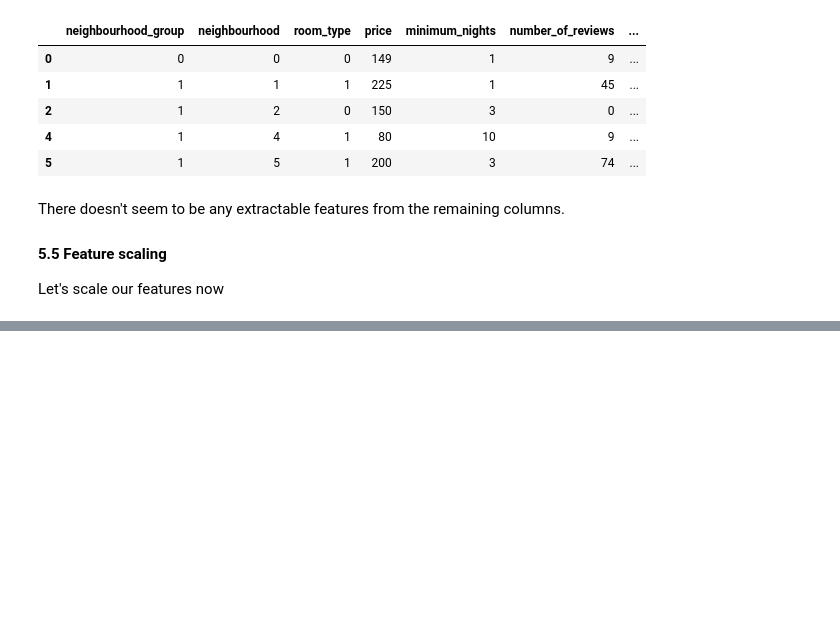
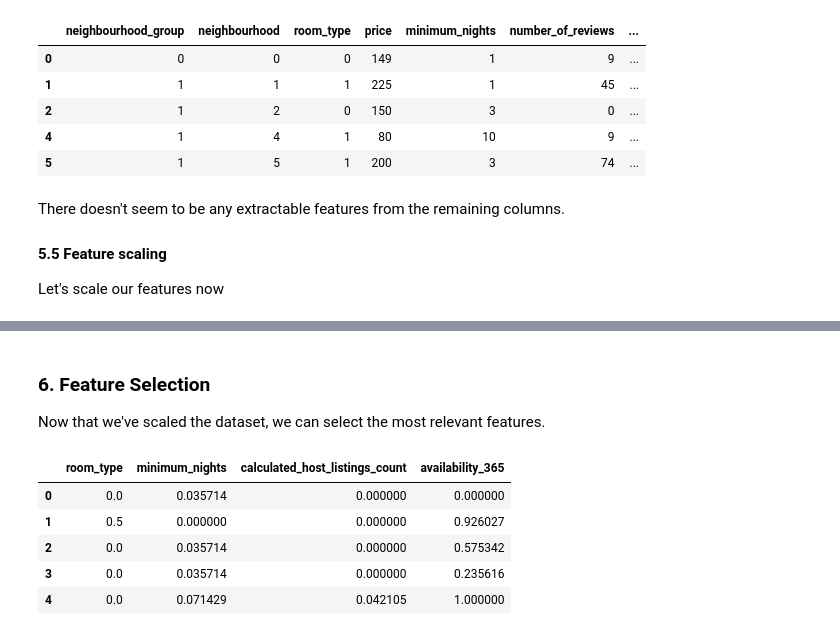
Before and after one commit to ElGuayaba/machine-learning-python-template, a Jupyter notebook: src/explore.ipynb, the cells around one changed output, grey strips where cells are left out. Drawn from its saved outputs; the diff is of its cells as text; code cells hidden in the pictures; blank space fills up the shorter version.

```diff
--- a/src/explore.ipynb
+++ b/src/explore.ipynb
@@ -603,0 +604,27 @@ total_data_norm.head()
+# %% [markdown]
+### 6. Feature Selection
+Now that we've scaled the dataset, we can select the most relevant features.
+# %%
+from sklearn.feature_selection import chi2, SelectKBest
+from sklearn.model_selection import train_test_split
+
+# We divide the dataset into training and test samples.
+X = total_data_norm.drop("price", axis = 1)
+y = total_data_norm["price"]
+
+X_train, X_test, y_train, y_test = train_test_split(X, y, test_size = 0.2, random_state = 42)
+
+selection_model = SelectKBest(chi2, k = 4)
+selection_model.fit(X_train, y_train)
+ix = selection_model.get_support()
+X_train_sel = pd.DataFrame(selection_model.transform(X_train), columns = X_train.columns.values[ix])
+X_test_sel = pd.DataFrame(selection_model.transform(X_test), columns = X_test.columns.values[ix])
+
+X_train_sel.head()
+# %% [output]
+|  | room_type | minimum_nights | calculated_host_listings_count | availability_365 |
+| 0 | 0.0 | 0.035714 | 0.000000 | 0.000000 |
+| 1 | 0.5 | 0.000000 | 0.000000 | 0.926027 |
+| 2 | 0.0 | 0.035714 | 0.000000 | 0.575342 |
+| 3 | 0.0 | 0.035714 | 0.000000 | 0.235616 |
+| 4 | 0.0 | 0.071429 | 0.042105 | 1.000000 |
```
Also changed, not shown: parts of 1 cell of this notebook.
